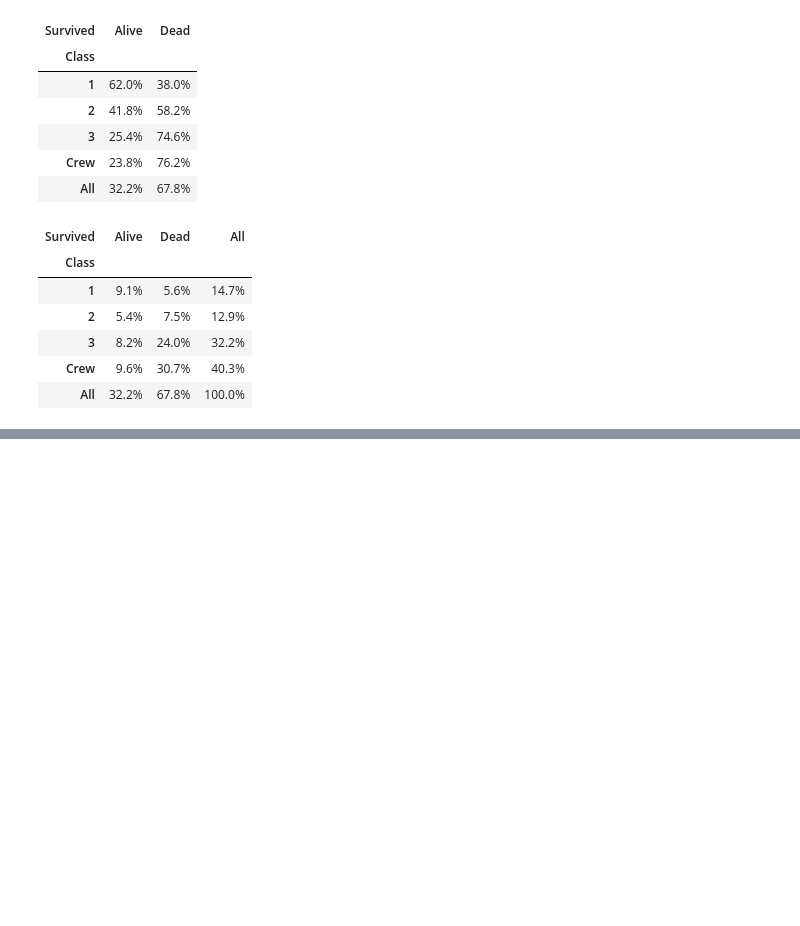
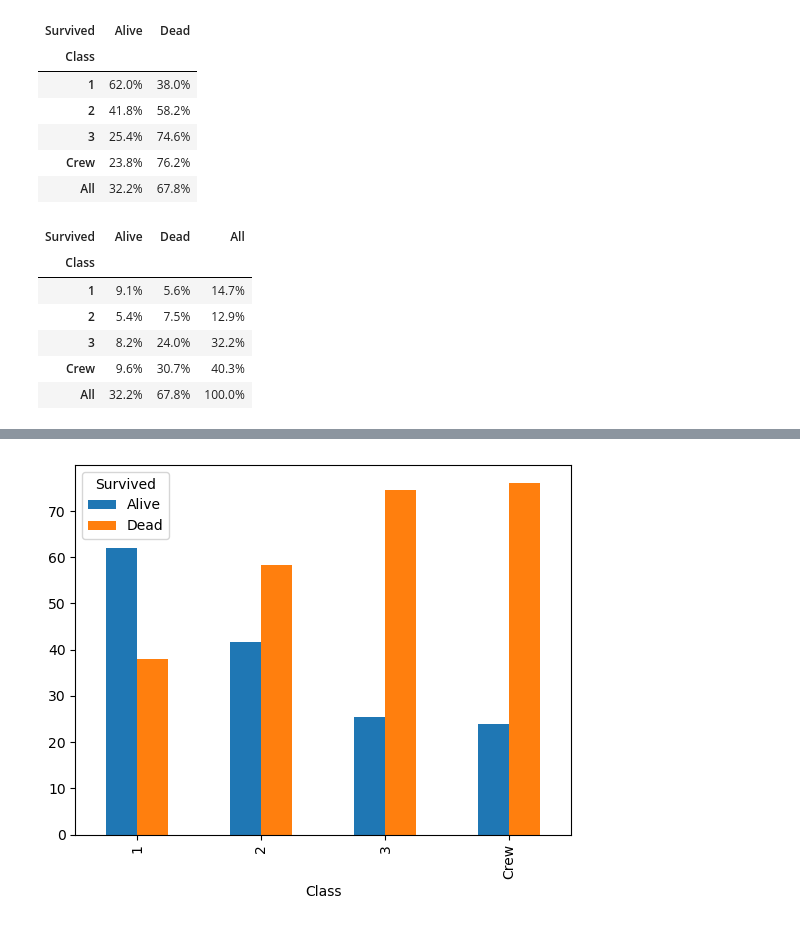
Before and after one commit to StephenDSNYC/IS5, a Jupyter notebook: code/ch03/ch03titanic.ipynb, the cells around one changed output, grey strips where cells are left out. Drawn from its saved outputs; the diff is of its cells as text; code cells hidden in the pictures; blank space fills up the shorter version.

```diff
--- a/code/ch03/ch03titanic.ipynb
+++ b/code/ch03/ch03titanic.ipynb
@@ -64,0 +74,5 @@ pd.crosstab(index=titanic.Class, columns=titanic.Survived,
+# %%
+pd.crosstab(index=titanic.Class, columns=titanic.Survived,
+            normalize='index').mul(100).plot(kind='bar');
+# %% [output]
+[figure, added]
```
Also changed, not shown: parts of 4 cells of this notebook, 10 other files.
